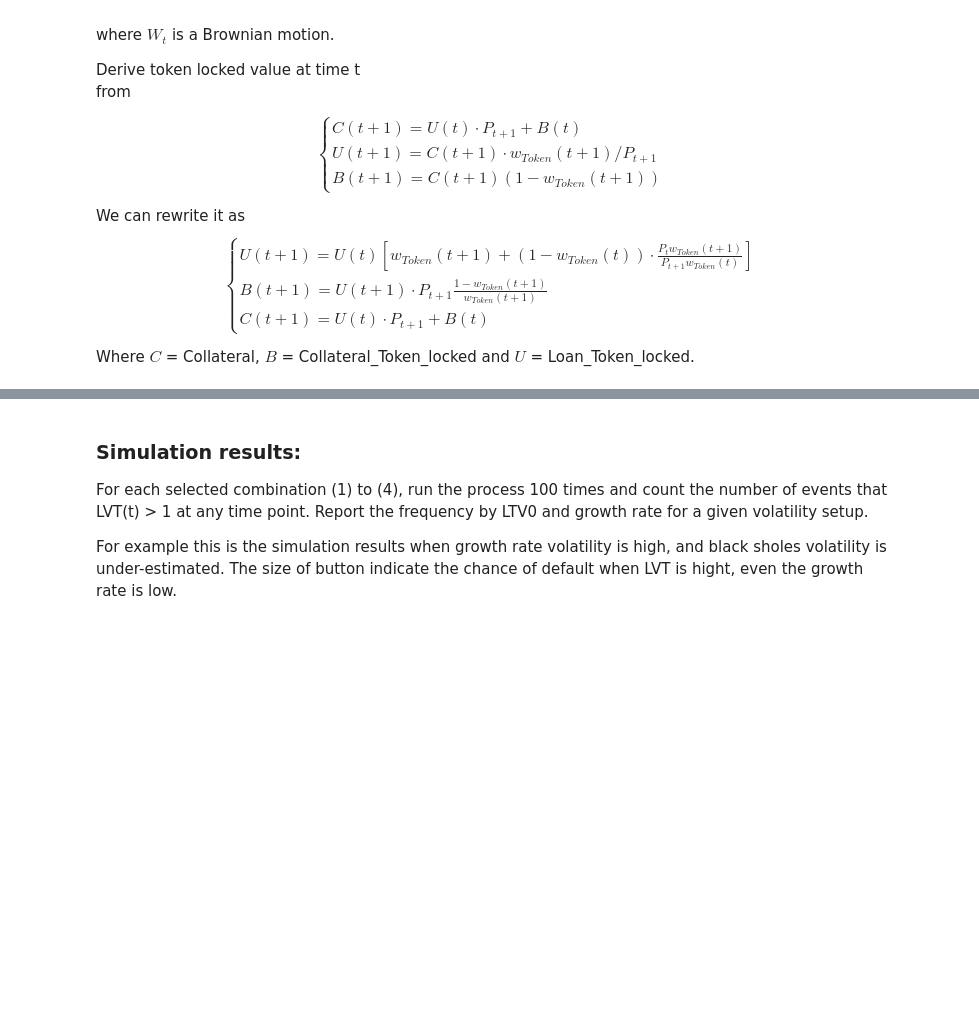
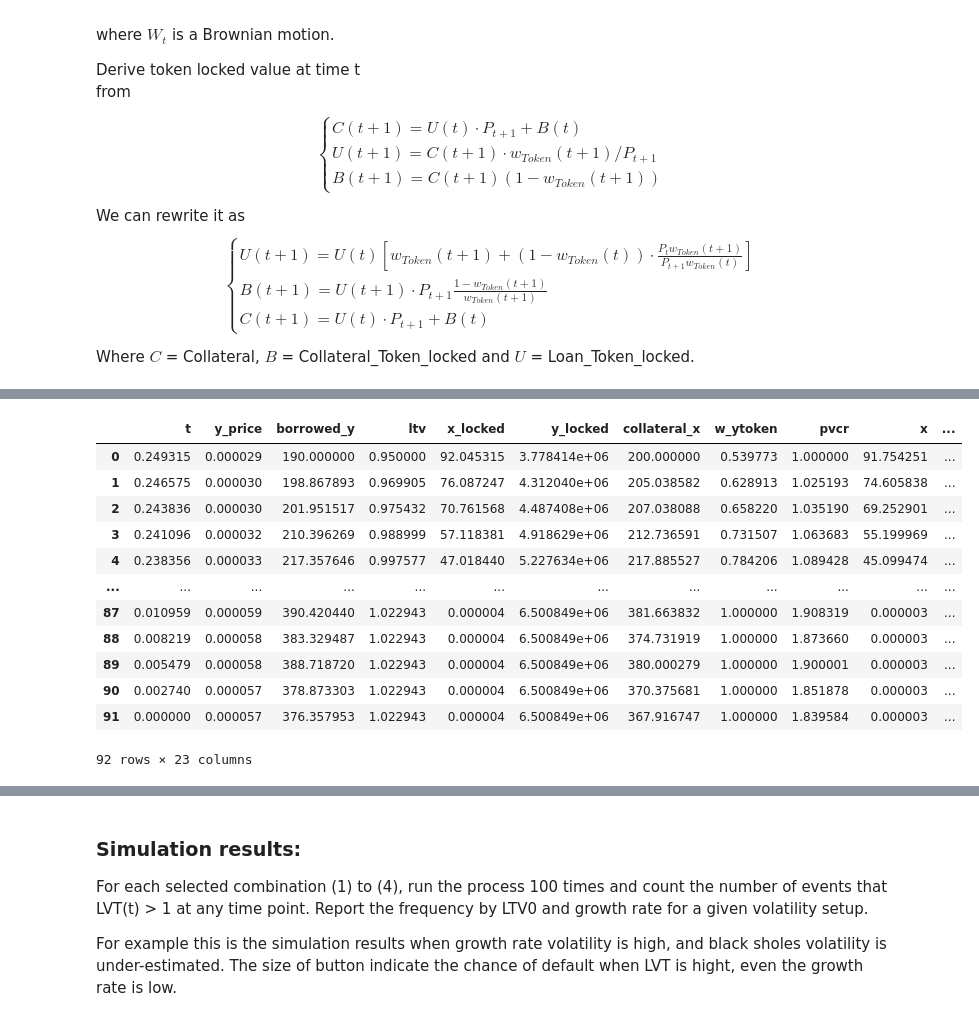
Before and after one commit to alexgo-io/alex-v1, a Jupyter notebook: notebooks/ALEX_issue16-simulation-Vectorization - updates - spotprice .ipynb, the cells around one changed output, grey strips where cells are left out. Drawn from its saved outputs; the diff is of its cells as text; code cells hidden in the pictures; blank space fills up the shorter version.

```diff
--- a/notebooks/ALEX_issue16-simulation-Vectorization - updates - spotprice .ipynb
+++ b/notebooks/ALEX_issue16-simulation-Vectorization - updates - spotprice .ipynb
@@ -119,0 +145,37 @@ from scipy.stats import norm
+# %%
+# one simulated crp during a loan life time
+t =  np.linspace(91,0,92)/365
+real_vol_0 = 0.2
+growth_0 = 2
+ltv0 = 0.9
+bs_vol0 = 0.2
+y_price = 1/35000
+Collateral = 200
+pool_init_x = 100
+pool_init_y = 3500000
+pool_init_wx = 0.5
+
+# generate one simulation based on selected parameters and random price change following the brownie motion, pool value
+# due to rebalnceing will be calculated in the next session.
+episode = gen_data_vec_btc(t,y_price, Collateral, LTV0, bs_vol, Growth_rate, Real_vol)
+wt = episode.w_ytoken
+oracle_price = episode.y_price
+
+#
+episode_output=[]
+pool_value_loss_trading =[0]
+pool_value_loss_weights =[]
+
+i=0
+rbpool = PoolEngine(x = pool_init_x, y = pool_init_y, w_x = pool_init_wx)
+rbpool.value
+
+for i in wt.index:
+    if i==0:
+        episode_output.append(rbpool.step(1-wt[i], oracle_price[i]))
+    else:
+        # weights stays the same, price change due to trading
+        _trade = rbpool.step(1-wt[i-1], oracle_price[i])
+        pool_value_loss_trading.append(_trade[-1])
+        # weights changes, bring price back to oracle price
+        episode_output.append(rbpool.step(1-wt[i], oracle_price[i]))
@@ -166,6 +271,22 @@ def get_episode_full(t,y_price, Collateral, LTV0, bs_vol, Growth_rate, Real_vol,
     return episode_full
 
 one_test = get_episode_full(t,y_price=1/35000, Collateral=200, LTV0 = LTV0, bs_vol=bs_vol, Growth_rate=Growth_rate,                  Real_vol = Real_vol, pool_init_x= 100, pool_init_y=3500000, pool_init_wx = 0.5)
+# %%
+one_test
+# %% [output]
+|  | t | y_price | borrowed_y | ltv | x_locked | y_locked | collateral_x | w_ytoken | pvcr | x | ... |
+| 0 | 0.249315 | 0.000029 | 190.000000 | 0.950000 | 92.045315 | 3.778414e+06 | 200.000000 | 0.539773 | 1.000000 | 91.754251 | ... |
+| 1 | 0.246575 | 0.000030 | 198.867893 | 0.969905 | 76.087247 | 4.312040e+06 | 205.038582 | 0.628913 | 1.025193 | 74.605838 | ... |
+| 2 | 0.243836 | 0.000030 | 201.951517 | 0.975432 | 70.761568 | 4.487408e+06 | 207.038088 | 0.658220 | 1.035190 | 69.252901 | ... |
+| 3 | 0.241096 | 0.000032 | 210.396269 | 0.988999 | 57.118381 | 4.918629e+06 | 212.736591 | 0.731507 | 1.063683 | 55.199969 | ... |
+| 4 | 0.238356 | 0.000033 | 217.357646 | 0.997577 | 47.018440 | 5.227634e+06 | 217.885527 | 0.784206 | 1.089428 | 45.099474 | ... |
+| ... | ... | ... | ... | ... | ... | ... | ... | ... | ... | ... | ... |
+| 87 | 0.010959 | 0.000059 | 390.420440 | 1.022943 | 0.000004 | 6.500849e+06 | 381.663832 | 1.000000 | 1.908319 | 0.000003 | ... |
+| 88 | 0.008219 | 0.000058 | 383.329487 | 1.022943 | 0.000004 | 6.500849e+06 | 374.731919 | 1.000000 | 1.873660 | 0.000003 | ... |
+| 89 | 0.005479 | 0.000058 | 388.718720 | 1.022943 | 0.000004 | 6.500849e+06 | 380.000279 | 1.000000 | 1.900001 | 0.000003 | ... |
+| 90 | 0.002740 | 0.000057 | 378.873303 | 1.022943 | 0.000004 | 6.500849e+06 | 370.375681 | 1.000000 | 1.851878 | 0.000003 | ... |
+| 91 | 0.000000 | 0.000057 | 376.357953 | 1.022943 | 0.000004 | 6.500849e+06 | 367.916747 | 1.000000 | 1.839584 | 0.000003 | ... |
+92 rows × 23 columns
 # %%
 %matplotlib notebook
 import matplotlib.pyplot as plt
```
Also changed, not shown: parts of 4 cells of this notebook, 1 other file.
